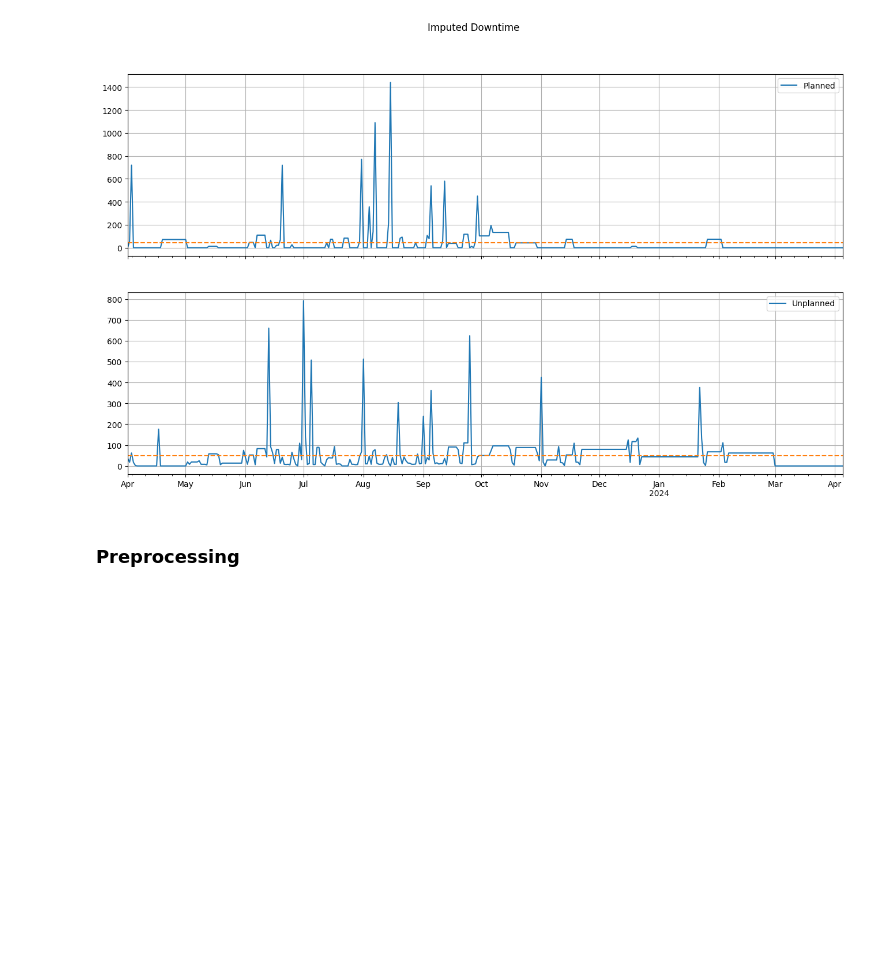
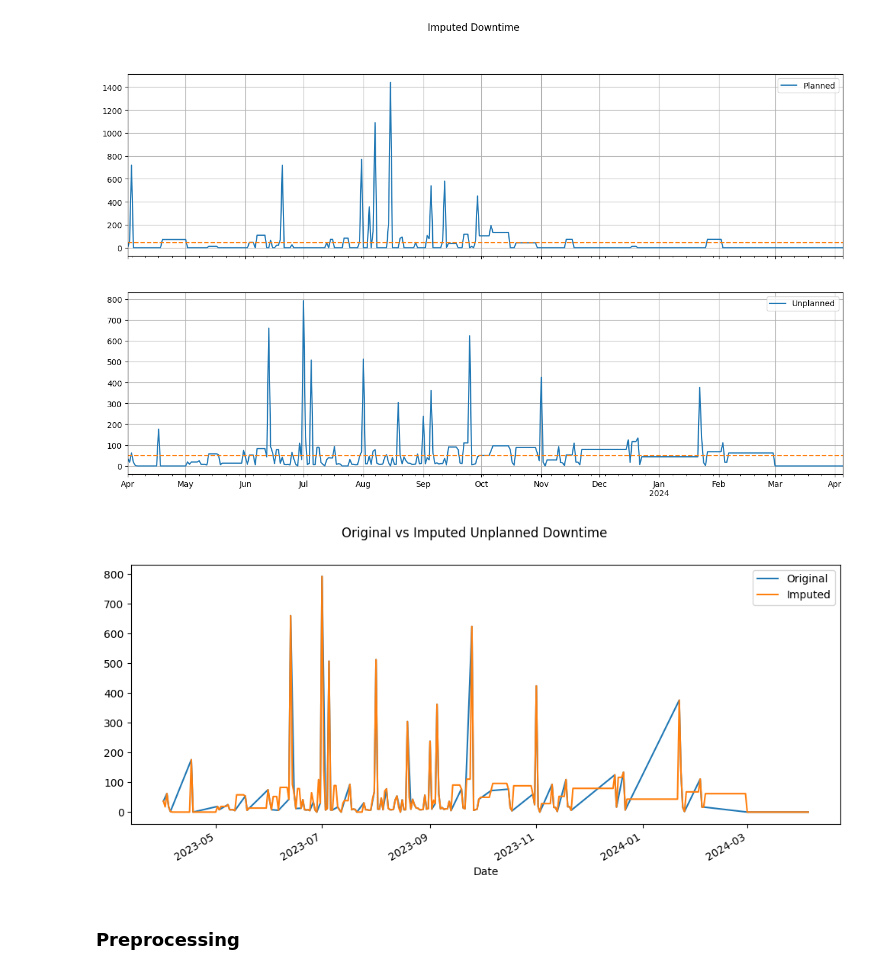
Before and after one commit to ParunNg/Downtime-Prediction, a Jupyter notebook: [REV1] Downtime Prediction.ipynb, the cells around one changed output. Cells and saved outputs as stored; diff of their text form; code cells hidden in the pictures; blank space fills up the shorter version.

```diff
--- a/[REV1] Downtime Prediction.ipynb
+++ b/[REV1] Downtime Prediction.ipynb
@@ -262,6 +262,20 @@ for ax in axs:
 plt.show()
 # %% [output]
 [figure]
+# %%
+fig, axs = plt.subplots(1, 1, figsize=(12, 5), sharex=True)
+i99_downtime['Unplanned stop time'].plot(ax=axs, label='Original')
+imputed_downtime['Unplanned stop time'].plot(ax=axs, label='Imputed')
+# axs.plot(imputed_downtime.index, [mean_times['Unplanned stop time']]*len(imputed_downtime), linestyle='--', label="Mean")
+fig.suptitle("Original vs Imputed Unplanned Downtime")
+axs.legend()
+
+
+plt.savefig('./figure/imputation.png')
+plt.show()
+plt.close()
+# %% [output]
+[figure, added]
 # %%
 prep_data_path = "./data/imputed_downtime.csv"
 imputed_downtime.to_csv(prep_data_path)
```
Also changed, not shown: parts of 10 cells of this notebook, 2 other files.
